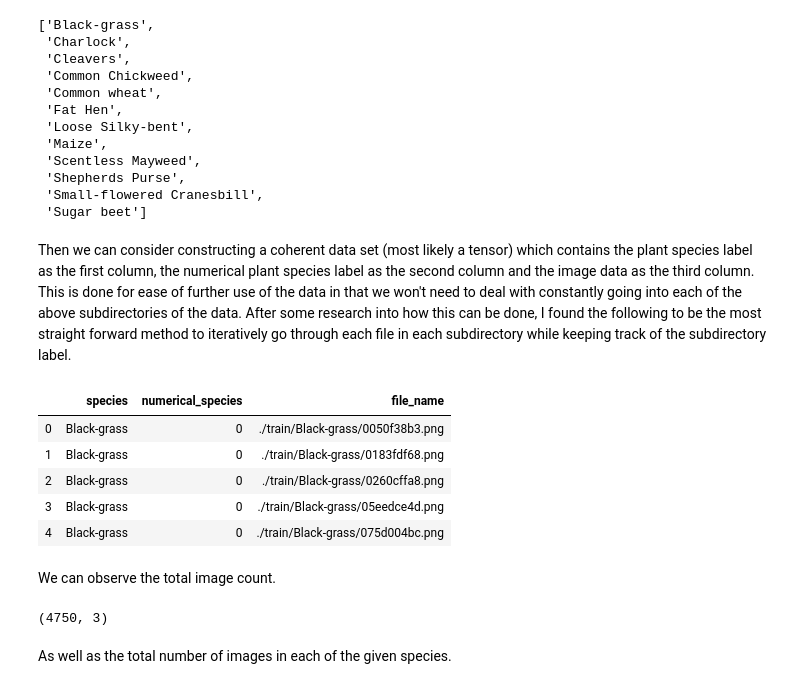
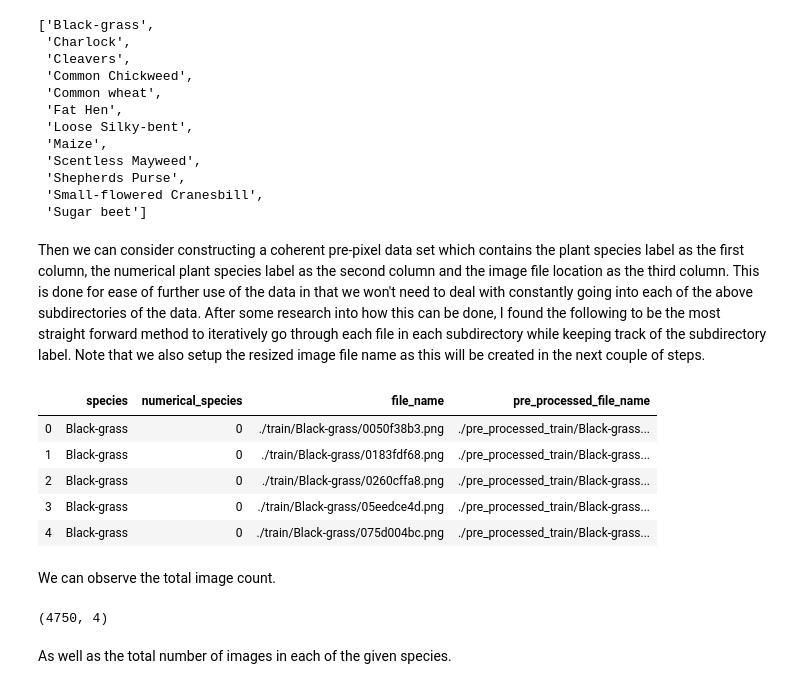
Before and after one commit to HStuklis/my-projects, a Jupyter notebook: plant-image-analysis/plant-image-analysis-code.ipynb, the cells around one changed output. Drawn from its saved outputs; the diff is of its cells as text; code cells hidden in the pictures.

```diff
--- a/plant-image-analysis/plant-image-analysis-code.ipynb
+++ b/plant-image-analysis/plant-image-analysis-code.ipynb
@@ -43,27 +43,27 @@ species_list
  'Small-flowered Cranesbill',
  'Sugar beet']
 # %% [markdown]
-Then we can consider constructing a coherent data set (most likely a tensor) which contains the plant species label as the first column, the numerical plant species label as the second column and the image data as the third column. This is done for ease of further use of the data in that we won't need to deal with constantly going into each of the above subdirectories of the data. After some research into how this can be done, I found the following to be the most straight forward method to iteratively go through each file in each subdirectory while keeping track of the subdirectory label.
+Then we can consider constructing a coherent pre-pixel data set which contains the plant species label as the first column, the numerical plant species label as the second column and the image file location as the third column. This is done for ease of further use of the data in that we won't need to deal with constantly going into each of the above subdirectories of the data. After some research into how this can be done, I found the following to be the most straight forward method to iteratively go through each file in each subdirectory while keeping track of the subdirectory label. Note that we also setup the resized image file name as this will be created in the next couple of steps.
 # %%
 full_data = list()
 for numerical_species, species in enumerate(species_list):
     for file_name in os.listdir(os.path.join('./train', species)):
-        full_data.append([species, numerical_species, './train/{}/{}'.format(species, file_name)])
-full_data = pd.DataFrame(full_data, columns=['species', 'numerical_species', 'file_name'])
+        full_data.append([species, numerical_species, './train/{}/{}'.format(species, file_name), './pre_processed_train/{}/{}'.format(species, file_name)])
+full_data = pd.DataFrame(full_data, columns=['species', 'numerical_species', 'file_name', 'pre_processed_file_name'])
 full_data.head()
 # %% [output]
-|  | species | numerical_species | file_name |
-| 0 | Black-grass | 0 | ./train/Black-grass/0050f38b3.png |
-| 1 | Black-grass | 0 | ./train/Black-grass/0183fdf68.png |
-| 2 | Black-grass | 0 | ./train/Black-grass/0260cffa8.png |
-| 3 | Black-grass | 0 | ./train/Black-grass/05eedce4d.png |
-| 4 | Black-grass | 0 | ./train/Black-grass/075d004bc.png |
+|  | species | numerical_species | file_name | pre_processed_file_name |
+| 0 | Black-grass | 0 | ./train/Black-grass/0050f38b3.png | ./pre_processed_train/Black-grass... |
+| 1 | Black-grass | 0 | ./train/Black-grass/0183fdf68.png | ./pre_processed_train/Black-grass... |
+| 2 | Black-grass | 0 | ./train/Black-grass/0260cffa8.png | ./pre_processed_train/Black-grass... |
+| 3 | Black-grass | 0 | ./train/Black-grass/05eedce4d.png | ./pre_processed_train/Black-grass... |
+| 4 | Black-grass | 0 | ./train/Black-grass/075d004bc.png | ./pre_processed_train/Black-grass... |
 # %% [markdown]
 We can observe the total image count.
 # %%
 full_data.shape
 # %% [output]
-(4750, 3)
+(4750, 4)
 # %% [markdown]
 As well as the total number of images in each of the given species.
 # %%
```
Also changed, not shown: parts of 16 cells of this notebook.
